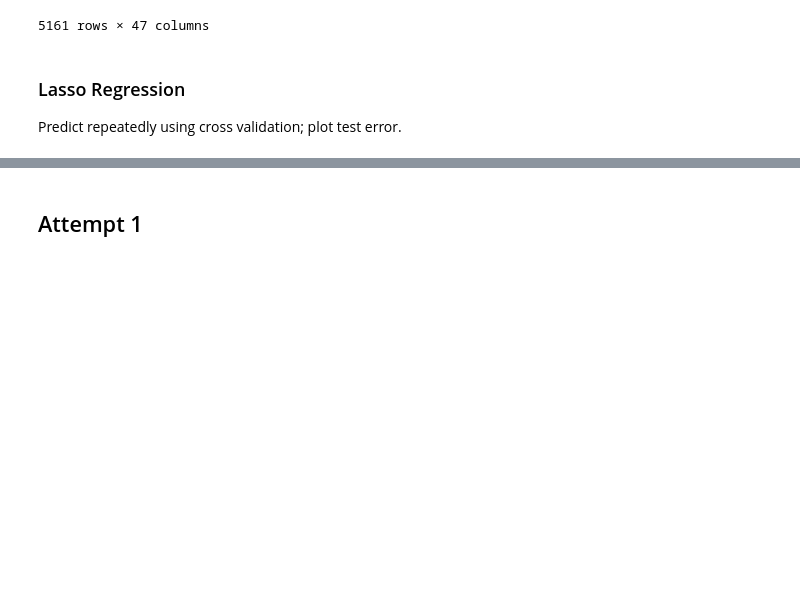
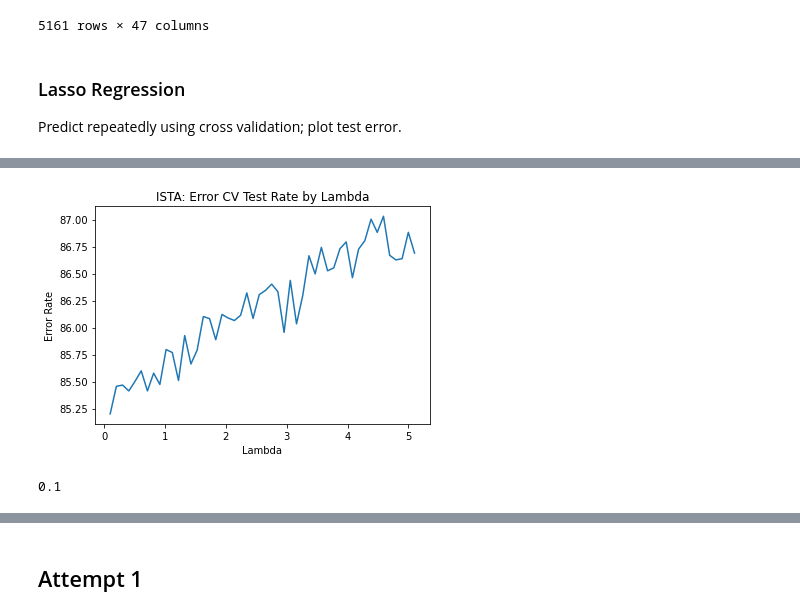
Before and after one commit to cvilter/mother-child-attitudes, a Jupyter notebook: lasso5.ipynb, the cells around one changed output, grey strips where cells are left out. Drawn from its saved outputs; the diff is of its cells as text; code cells hidden in the pictures; blank space fills up the shorter version.

```diff
--- a/lasso5.ipynb
+++ b/lasso5.ipynb
@@ -131,0 +305,49 @@ def get_error_rate(y_label, y_label_pred):
+# %%
+num_iter = 100
+n = A.shape[0]
+maxit = 1000
+
+# Chosen number of sets to divide dataset into
+n_sets = 10
+# Final index of the training set (9 of 10 subsets)
+t_index = n//n_sets*(n_sets-1)
+
+er_list_ista = []
+for l in lamdas:
+    er_list_lam = []
+    for i in range(num_iter):
+        # (Re)assign training and hold-out indices
+        r = np.random.permutation(n)
+        it = r[:t_index]
+        ih = r[t_index:]
+
+        # Training data
+        At = A[it, :]
+        yt_scale = y_scale[it]
+
+        # Holdout
+        Ah = A[ih, :]
+        yh_scale = y_scale[ih]
+
+        # estimate lasso
+        x_,  pobj_,  times_ =  ista(At, yt_scale, l, maxit) # ISTA
+        yh_pred = Ah.dot(x_) # get predictions
+        yh_scale_pred  = predict_scale_labels(yh_pred) # get predicted labels
+        er = get_error_rate(yh_scale, yh_scale_pred) # get error rate
+        er_list_lam.append(er)
+    er_list_ista.append(np.mean(er_list_lam))
+# %%
+# ERROR RATE
+plt.plot(lamdas, er_list_ista)
+plt.xlabel("Lambda")
+plt.ylabel("Error Rate")
+plt.title("ISTA: Error CV Test Rate by Lambda")
+plt.show()
+# %% [output]
+[figure, added]
+# %%
+# lambda with lowest CV test error rate
+best_lamda_ista = lamdas[np.argmin(er_list_ista)]
+print(best_lamda_ista)
+# %% [output]
+0.1
```
Also changed, not shown: parts of 30 cells of this notebook.
